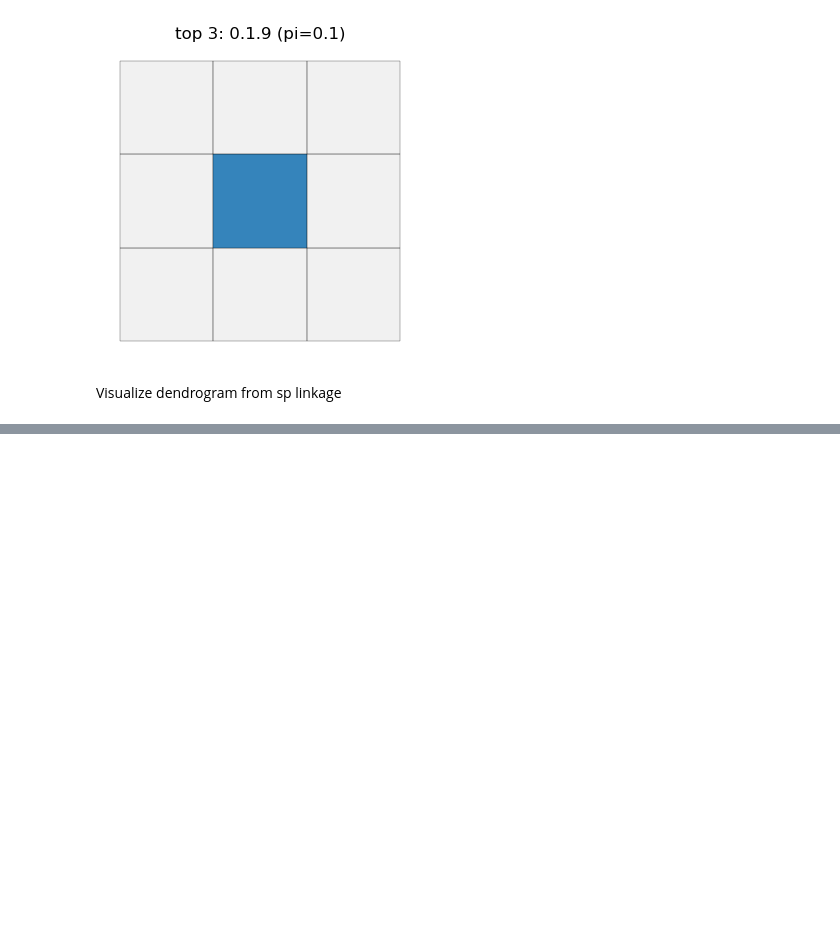
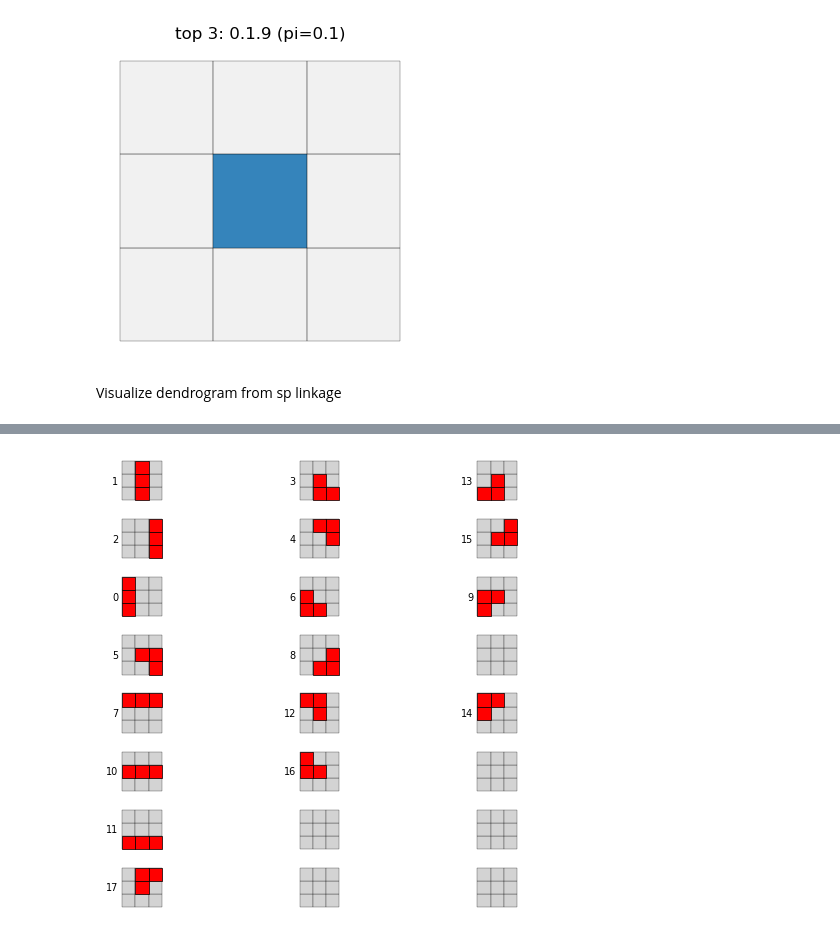
Before and after one commit to EdwardZhangYale/gmstrat, a Jupyter notebook: demo.ipynb, the cells around one changed output, grey strips where cells are left out. Saved outputs shown, nothing was run; the diff lists cells and outputs as text; code cells hidden in the pictures; blank space fills up the shorter version.

```diff
--- a/demo.ipynb
+++ b/demo.ipynb
@@ -161,0 +227,21 @@ plot_dendrogram_from_linkage(np.load(sp.paths.linkage).astype(np.float64))
+# %%
+all_lowest_clusters = [sorted(c) for c in all_lowest_clusters]
+largest_LL_cluster_size = max([len(c) for c in all_lowest_clusters])
+n_LL_clusters = len(all_lowest_clusters)
+
+fig, axes = plt.subplots(n_LL_clusters, largest_LL_cluster_size)
+
+for i in range(n_LL_clusters):
+    for j in range(len(all_lowest_clusters[i])):
+        plot_district_by_uid(gdf, sp.df_districts, all_lowest_clusters[i][j], ax=axes[i][j])
+        axes[i][j].text(
+            -0.05, 0.5, str(all_lowest_clusters[i][j]),
+            transform=axes[i][j].transAxes,
+            fontsize=7, va="center", ha="right"
+        )
+    for j in range(len(all_lowest_clusters[i]), largest_LL_cluster_size):
+        plot_district(gdf, np.zeros(len(gdf), dtype=bool), ax=axes[i][j])
+plt.tight_layout()
+plt.show()
+# %% [output]
+[figure, added]
```
Also changed, not shown: parts of 5 cells of this notebook, 4 other files.
